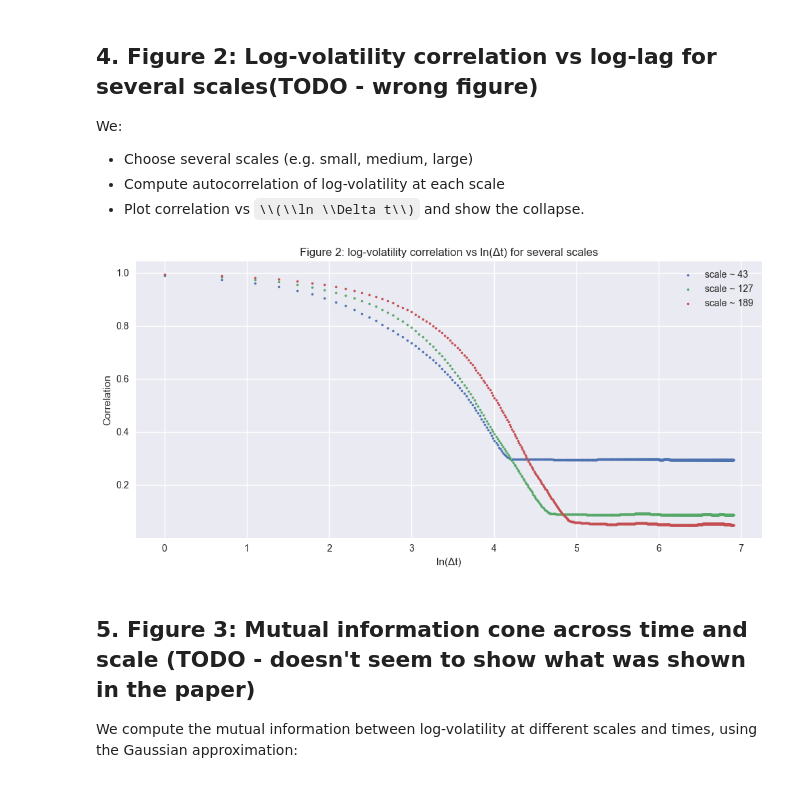
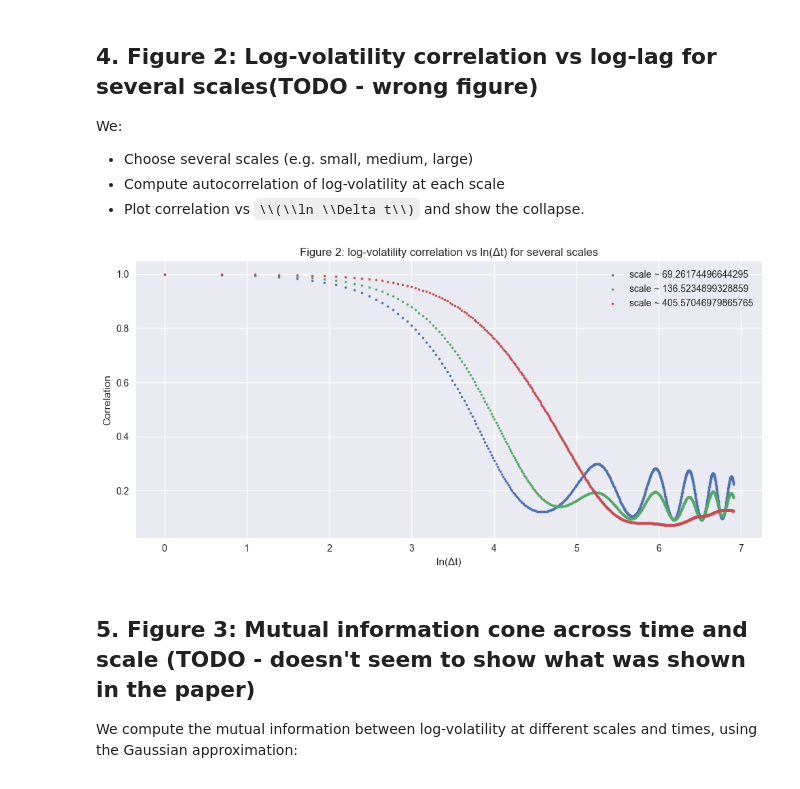
Before and after one commit to filipchudzynski/stock-market-non-gaussianity-analyzer_v2, a Jupyter notebook: paper_simulation manual_cwt.ipynb, the cells around one changed output. Saved outputs shown, nothing was run; the diff lists cells and outputs as text; code cells hidden in the pictures; some formulas as TeX source.

```diff
--- a/paper_simulation manual_cwt.ipynb
+++ b/paper_simulation manual_cwt.ipynb
@@ -287,27 +353,27 @@ We:
 - Plot correlation vs \\(\\ln \\Delta t\\) and show the collapse.
 # %%
 # Choose a few scale indices (adjust depending on your sampling)
-scale_indices = [2, 6, 9]  # example: smaller, medium, larger scales
+scale_indices = [1, 2, 6]  # example: smaller, medium, larger scales
 labels = [f'scale ~ {scales[i]}' for i in scale_indices]
 
 max_lag_fig2 = 1000
 lags = np.arange(1, max_lag_fig2+1)
 
 plt.figure(figsize=(10, 5))
 for idx, lab in zip(scale_indices, labels):
     w_s = log_vol_series[idx]          # this is ω_a(t)
     C = corr_function(w_s,max_lag_fig2)
     # skip lag 0, plot Δt = 1..max_lag
     plt.scatter(np.log(lags), C[1:], s=5, label=lab)
 
 plt.xlabel('ln(Δt)')
 plt.ylabel('Correlation')
 plt.title('Figure 2: log-volatility correlation vs ln(Δt) for several scales')
 plt.legend()
 plt.tight_layout()
 plt.show()
 # %% [output]
-[figure, old version]
+[figure, new version]
 # %% [markdown]
 ## 5. Figure 3: Mutual information cone across time and scale (TODO - doesn't seem to show what was shown in the paper)
 
```
Also changed, not shown: parts of 13 cells of this notebook.
